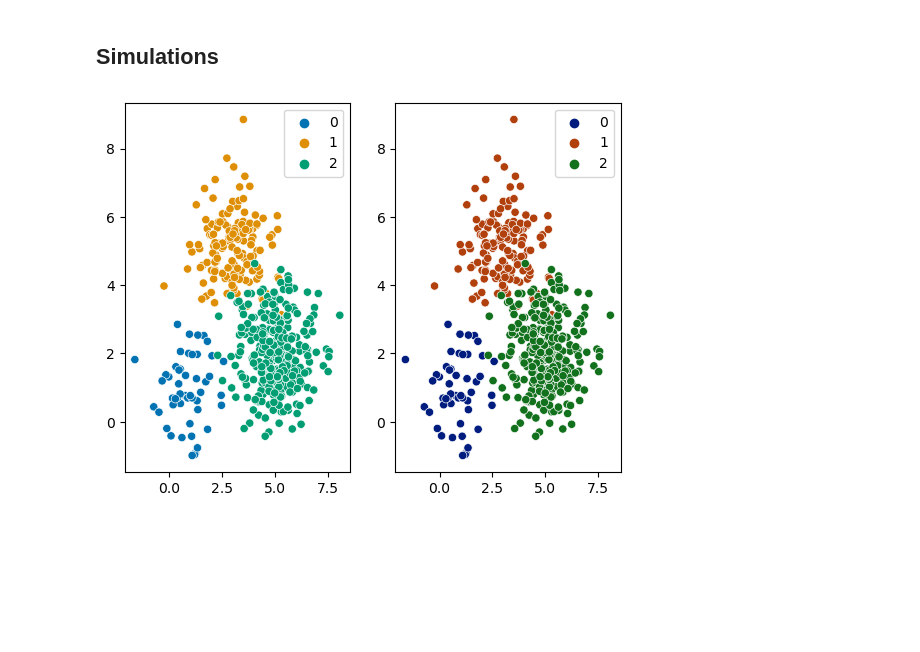
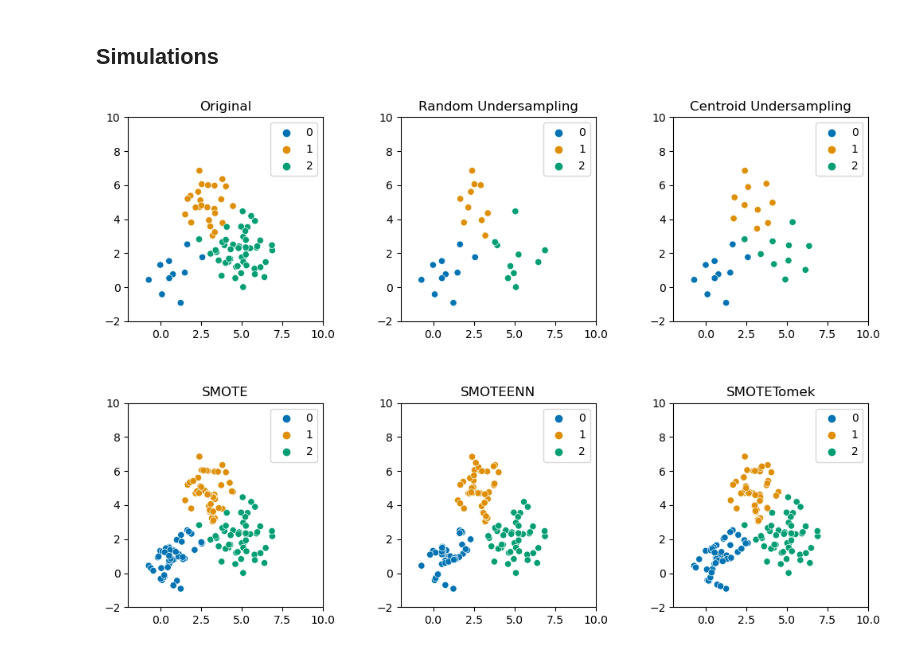
Before and after one commit to jcarew42/SmoteBook, a Jupyter notebook: SmoteBook.ipynb, the cells around one changed output. Cells and saved outputs as stored; diff of their text form; code cells hidden in the pictures; blank space fills up the shorter version.

Commit message:
Updated scatterplot grid

```diff
--- a/SmoteBook.ipynb
+++ b/SmoteBook.ipynb
@@ -68,20 +69,68 @@ Gustav, et al. \cite{bgustav2004} note that compared to using Tomek links, using
 # %% [markdown]
 ## Simulations
 # %%
+warnings.simplefilter('ignore')
+
 from sklearn.datasets import make_blobs
 import matplotlib.pyplot as plt
 import seaborn as sns
 
-n_samples = [50,150,300]
+n_samples = [10,25,50]
 centers = [(1, 1), (3, 5), (5, 2)]
-X, y = make_blobs(n_samples=n_samples, centers=centers, shuffle=False, random_state=42)
+x, y = make_blobs(n_samples=n_samples, centers=centers, shuffle=False, random_state=42)
 
-fig = plt.figure()
-#fig.subplots_adjust(hspace=1, wspace=1)
-ax = fig.add_subplot(1,2,1)
-sns.scatterplot(X[:,0],X[:,1], c=y, hue=y, palette="colorblind")
-ax = fig.add_subplot(1,2,2)
-sns.scatterplot(X[:,0],X[:,1], c=y, hue=y, palette="dark")
+Smote = imblearn.over_sampling.SMOTE()
+Rus = imblearn.under_sampling.RandomUnderSampler()
+Cus = imblearn.under_sampling.ClusterCentroids()
+SmoteENN = imblearn.combine.SMOTEENN()
+SmoteTomek = imblearn.combine.SMOTETomek()
+
+x_rus, y_rus = Rus.fit_resample(x,y)
+x_cus, y_cus = Cus.fit_resample(x,y)
+x_smote, y_smote = Smote.fit_resample(x,y)
+x_smoteenn, y_smoteenn = SmoteENN.fit_resample(x,y)
+x_smotetomek, y_smotetomek = SmoteTomek.fit_resample(x,y)
+
+
+fig = plt.figure(figsize=(12,8))
+fig.subplots_adjust(hspace=0.4, wspace=0.4)
+
+ax1 = fig.add_subplot(2,3,1)
+sns.scatterplot(x=x[:,0], y=x[:,1], hue=y, palette="colorblind", ax=ax1)
+ax1.set_title("Original")
+ax1.set_xbound(-2,10)
+ax1.set_ybound(-2,10)
+
+ax2 = fig.add_subplot(2,3,2)
+sns.scatterplot(x=x_rus[:,0], y=x_rus[:,1], hue=y_rus, palette="colorblind", ax=ax2)
+ax2.set_title("Random Undersampling")
+ax2.set_xbound(-2,10)
+ax2.set_ybound(-2,10)
+
+ax3 = fig.add_subplot(2,3,3)
+sns.scatterplot(x=x_cus[:,0], y=x_cus[:,1], hue=y_cus, palette="colorblind", ax=ax3, )
+ax3.set_title("Centroid Undersampling")
+ax3.set_xbound(-2,10)
+ax3.set_ybound(-2,10)
+
+ax4 = fig.add_subplot(2,3,4)
+sns.scatterplot(x=x_smote[:,0], y=x_smote[:,1], hue=y_smote, palette="colorblind", ax=ax4)
+ax4.set_title("SMOTE")
+ax4.set_xbound(-2,10)
+ax4.set_ybound(-2,10)
+
+ax5 = fig.add_subplot(2,3,5)
+sns.scatterplot(x=x_smoteenn[:,0], y=x_smoteenn[:,1], hue=y_smoteenn, palette="colorblind", ax=ax5)
+ax5.set_title("SMOTEENN")
+ax5.set_xbound(-2,10)
+ax5.set_ybound(-2,10)
+
+ax6 = fig.add_subplot(2,3,6)
+sns.scatterplot(x=x_smotetomek[:,0], y=x_smotetomek[:,1], hue=y_smotetomek, palette="colorblind", ax=ax6)
+ax6.set_title("SMOTETomek")
+ax6.set_xbound(-2,10)
+ax6.set_ybound(-2,10)
+
 plt.show()
 # %% [output]
-[figure, old version]
+[figure, new version]
```
Also changed, not shown: parts of 2 cells of this notebook.
